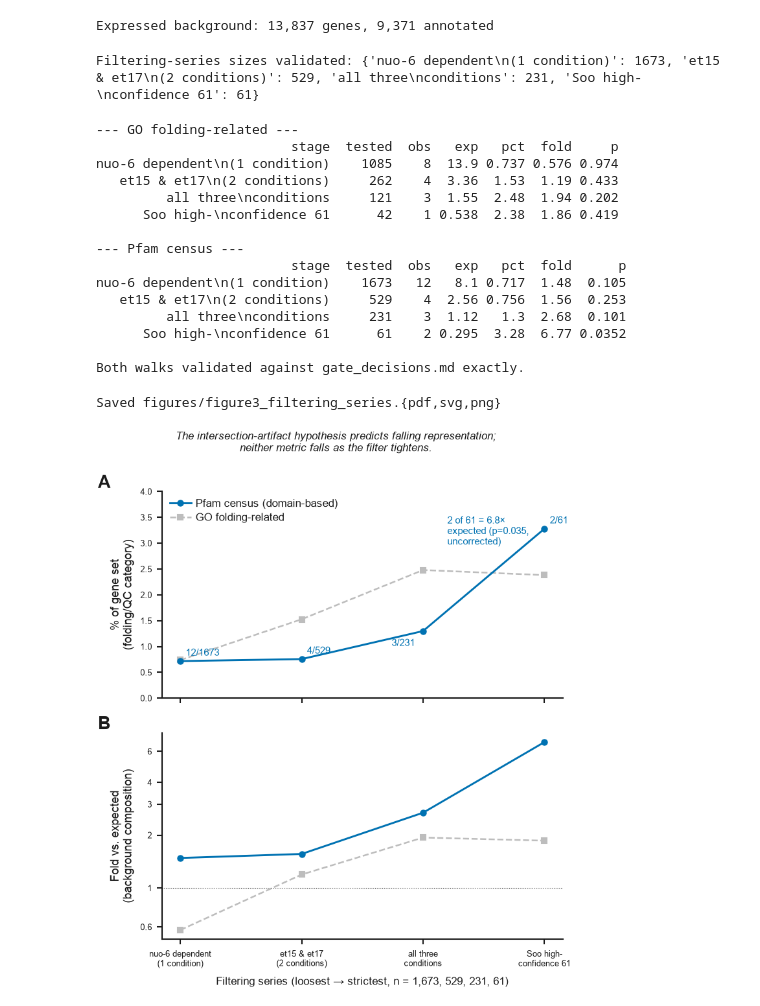
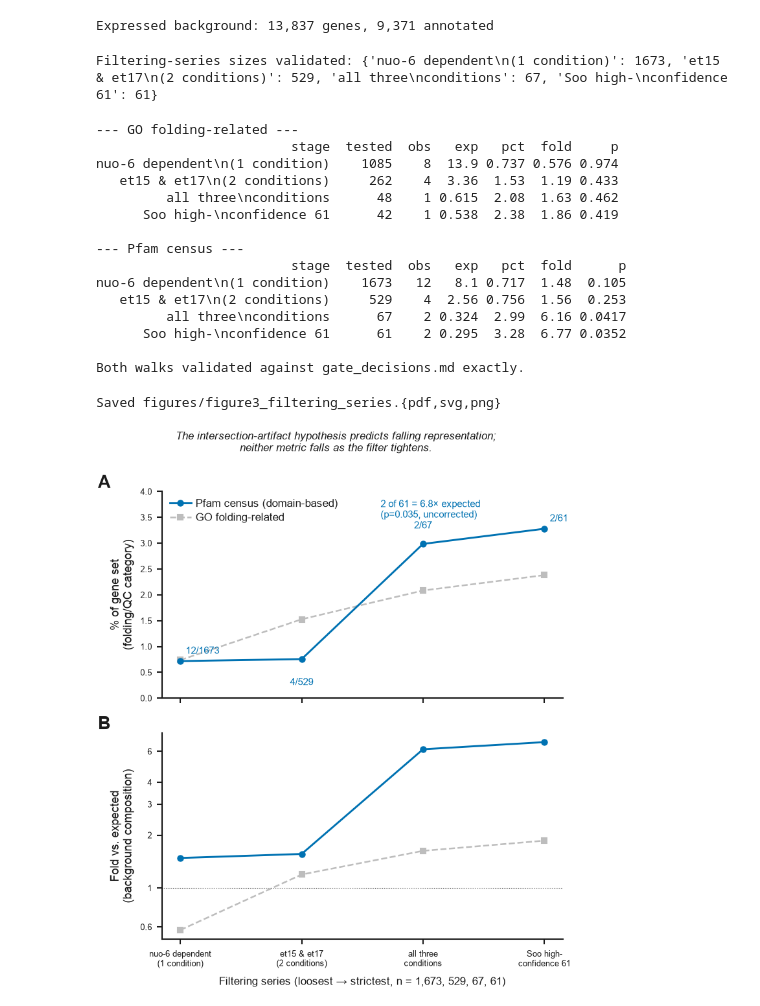
Before and after one commit to Jun4132547/atfs1_project, a Jupyter notebook: scripts/figure_3.ipynb, the cells around one changed output. Saved outputs shown, nothing was run; the diff lists cells and outputs as text; code cells hidden in the pictures.

Commit message:
Fix data mistake and update analysis files

```diff
--- a/scripts/figure_3.ipynb
+++ b/scripts/figure_3.ipynb
@@ -109,10 +109,15 @@ Expressed background: 13,837 genes, 9,371 annotated
 # %%
 # The four gene sets, same nesting logic as analysis_a.ipynb: loosest (one
 # condition) to strictest (Soo's 61, all three conditions plus Soo's own further
-# filtering beyond the plain intersection).
+# filtering beyond the plain intersection). The third condition is spg-7(RNAi)
+# ATFS-1-dependence (Nargund 2012 Table S3), not a third Wu 2018 sheet - see
+# analysis_a.ipynb cell 3 for the source-paper quote this is built from, and
+# gate_decisions.md, "spg-7 is a defining condition of the 61, not an independent
+# comparison."
 ids = pd.read_csv("ref_data/c_elegans.PRJNA13758.WS285.geneIDs.txt.gz", header=None,
                   names=["taxon", "gid", "public_name", "seqname", "status", "biotype"])
 seq_to_gid = {str(s).lower(): g for s, g in zip(ids["seqname"], ids["gid"]) if pd.notna(s)}
+name_to_gid = {str(n).lower(): g for g, n in zip(ids["gid"], ids["public_name"]) if pd.notna(n)}
 
 soo = pd.read_excel("data/raw/ATFS1_targets_Soo.xlsx", sheet_name="Sheet1")
 soo = soo.iloc[0:64].dropna(subset=["Gene name"]).rename(columns={"Gene sequence \nname": "seqname"})
@@ -126,7 +131,36 @@ sheet = lambda name: pd.read_excel(WU, sheet_name=name, header=2)
 up = lambda df: set(df[df["logFC"] > 0]["ens_gene"])
 nuo6_dependent = up(sheet("nuo-6")) - up(sheet("nuo-6;atfs-1"))
 et_both = up(sheet("atfs-1(et15)")) & up(sheet("atfs-1(et17)"))
-three_way = nuo6_dependent & et_both
+
+# Resolution needs the same seqname-then-public-name fallback as analysis_a.ipynb
+# and analysis_c.ipynb: a handful of Table S3 rows carry a gene symbol in the
+# seqname column instead of a real WormBase sequence name, and resolving on
+# seqname alone silently drops those genes rather than raising.
+table_s3 = pd.read_excel(
+    "data/raw/nargund2012_TableS3_spg7_ATFS1dependent.xlsx", sheet_name="Sheet1", header=None)
+table_s3.columns = ["seqname","symbol","function","wt_fold","atfs1_fold","fold_diff","blank","pct_less","na"]
+table_s3["wt_fold_numeric"] = pd.to_numeric(table_s3["wt_fold"], errors="coerce")
+table_s3 = table_s3[table_s3["wt_fold_numeric"].notna()].copy()
+table_s3["seqname"] = table_s3["seqname"].astype(str).str.strip()
+table_s3["symbol"] = table_s3["symbol"].astype(str).str.strip()
+
+def resolve_s3_gid(row):
+    s = str(row["seqname"]).lower()
+    if s in seq_to_gid:
+        return seq_to_gid[s]
+    if s in name_to_gid:
+        return name_to_gid[s]
+    sym = str(row["symbol"]).lower()
+    if sym in name_to_gid:
+        return name_to_gid[sym]
+    if sym in seq_to_gid:
+        return seq_to_gid[sym]
+    return None
+
+table_s3["gid"] = table_s3.apply(resolve_s3_gid, axis=1)
+spg7_dependent = set(table_s3["gid"].dropna())
+
+three_way = nuo6_dependent & et_both & spg7_dependent
 
 GENE_SETS = {
     "nuo-6 dependent\n(1 condition)": nuo6_dependent,
@@ -136,12 +170,12 @@ GENE_SETS = {
 }
 STAGE_LABELS = list(GENE_SETS)
 sizes = [len(GENE_SETS[s]) for s in STAGE_LABELS]
-EXPECTED_SIZES = [1673, 529, 231, 61]
+EXPECTED_SIZES = [1673, 529, 67, 61]
 if sizes != EXPECTED_SIZES:
     raise RuntimeError(f"Filtering-series sizes changed: got {sizes}, expected {EXPECTED_SIZES}.")
 print("Filtering-series sizes validated:", dict(zip(STAGE_LABELS, sizes)))
 # %% [output]
-Filtering-series sizes validated: {'nuo-6 dependent\n(1 condition)': 1673, 'et15 & et17\n(2 conditions)': 529, 'all three\nconditions': 231, 'Soo high-\nconfidence 61': 61}
+Filtering-series sizes validated: {'nuo-6 dependent\n(1 condition)': 1673, 'et15 & et17\n(2 conditions)': 529, 'all three\nconditions': 67, 'Soo high-\nconfidence 61': 61}
 # %%
 # Folding-related GO category (structural: 3 current roots + all descendants, not
 # a hand-picked term list - see analysis_a.ipynb for why that distinction mattered)
@@ -188,8 +222,8 @@ print(go_walk.to_string(index=False, float_format=lambda x: f"{x:.3g}"))
 print("\n--- Pfam census ---")
 print(census_walk.to_string(index=False, float_format=lambda x: f"{x:.3g}"))
 
-EXPECTED_GO_PCT = [0.74, 1.53, 2.48, 2.38]
-EXPECTED_CENSUS_PCT = [0.72, 0.76, 1.30, 3.28]
+EXPECTED_GO_PCT = [0.74, 1.53, 2.08, 2.38]
+EXPECTED_CENSUS_PCT = [0.72, 0.76, 2.99, 3.28]
 for got, exp, label in [(go_walk["pct"].round(2).tolist(), EXPECTED_GO_PCT, "GO"),
                          (census_walk["pct"].round(2).tolist(), EXPECTED_CENSUS_PCT, "census")]:
     if got != exp:
@@ -200,14 +234,14 @@ print("\nBoth walks validated against gate_decisions.md exactly.")
                          stage  tested  obs   exp   pct  fold     p
 nuo-6 dependent\n(1 condition)    1085    8  13.9 0.737 0.576 0.974
    et15 & et17\n(2 conditions)     262    4  3.36  1.53  1.19 0.433
-         all three\nconditions     121    3  1.55  2.48  1.94 0.202
+         all three\nconditions      48    1 0.615  2.08  1.63 0.462
       Soo high-\nconfidence 61      42    1 0.538  2.38  1.86 0.419
 
 --- Pfam census ---
                          stage  tested  obs   exp   pct  fold      p
 nuo-6 dependent\n(1 condition)    1673   12   8.1 0.717  1.48  0.105
    et15 & et17\n(2 conditions)     529    4  2.56 0.756  1.56  0.253
-         all three\nconditions     231    3  1.12   1.3  2.68  0.101
+         all three\nconditions      67    2 0.324  2.99  6.16 0.0417
       Soo high-\nconfidence 61      61    2 0.295  3.28  6.77 0.0352
 
 Both walks validated against gate_decisions.md exactly.
@@ -225,18 +259,26 @@ fig, axes = plt.subplots(2, 1, figsize=(THREEQ_W, THREEQ_W * 1.15), sharex=True)
 ax = axes[0]
 ax.plot(x, census_walk["pct"], "-o", color=BLUE, ms=4, lw=1.4, zorder=3, label="Pfam census (domain-based)")
 ax.plot(x, go_walk["pct"], "--s", color=GREY, ms=3.5, lw=1.2, zorder=2, label="GO folding-related")
-N_LABEL_OFFSETS = {0: (4, 4), 1: (4, 4), 2: (-6, -11), 3: (4, 4)}
-N_LABEL_HA = {0: "left", 1: "left", 2: "right", 3: "left"}
+# Label placement is chosen per point to dodge that point's own connecting
+# line segments, not a fixed corner. Correcting the spg-7(RNAi) omission moved
+# point 2 from 1.30% to 2.99% - much closer to point 3 (3.28%) than before - which
+# put the old upper-right default for point 1 directly on its now-steep outgoing
+# segment, and the old lower-left default for point 2 directly on its now-steep
+# incoming segment. Both caught by inspecting the re-rendered figure, not by
+# anything the code itself flagged.
+N_LABEL_OFFSETS = {0: (4, 4), 1: (0, -14), 2: (0, 10), 3: (4, 4)}
+N_LABEL_HA = {0: "left", 1: "center", 2: "center", 3: "left"}
+N_LABEL_VA = {0: "bottom", 1: "top", 2: "bottom", 3: "bottom"}
 for xi, row in census_walk.iterrows():
-    # Point 2's default upper-right placement sat directly on the steep segment
-    # rising into point 3 - caught by inspecting the rendered figure, not by
-    # anything the code itself flagged. Moved below-left of its marker instead.
     ax.annotate(f"{row['obs']:.0f}/{row['tested']:.0f}", (xi, row["pct"]),
                 textcoords="offset points", xytext=N_LABEL_OFFSETS[xi],
-                ha=N_LABEL_HA[xi], fontsize=7, color=BLUE)
-ax.annotate("2 of 61 = 6.8×\nexpected (p=0.035,\nuncorrected)", (3, census_walk["pct"].iloc[3]),
-            textcoords="offset points", xytext=(-72, -2), fontsize=7, color=BLUE,
-            ha="left", va="center")
+                ha=N_LABEL_HA[xi], va=N_LABEL_VA[xi], fontsize=7, color=BLUE)
+# Placed by data coordinate rather than as a callout on point 3, since the two
+# strictest points now sit close together (2.99%, 3.28%) with little room for a
+# three-line box beside either one without crossing the segment between them.
+# The open space above both, up to the 4.0% axis ceiling, has no such conflict.
+ax.text(1.65, 3.85, "2 of 61 = 6.8× expected\n(p=0.035, uncorrected)",
+        ha="left", va="top", fontsize=7, color=BLUE)
 ax.set_ylabel("% of gene set\n(folding/QC category)", fontsize=8.5)
 ax.set_ylim(0, 4.0)
 panel_label(ax, "A")
@@ -246,31 +288,31 @@ ax2 = axes[1]
 ax2.axhline(1, color=INK, lw=0.5, ls=":", zorder=1)
 ax2.plot(x, census_walk["fold"], "-o", color=BLUE, ms=4, lw=1.4, zorder=3)
 ax2.plot(x, go_walk["fold"], "--s", color=GREY, ms=3.5, lw=1.2, zorder=2)
 ax2.set_yscale("log")
 # Plain numbers on the log axis. Matplotlib's default renders these as "6 x 10^0",
 # "4 x 10^0" and so on, which is correct but not how a fold-change axis is written.
 ax2.set_yticks([0.6, 1, 2, 3, 4, 6])
 ax2.set_yticklabels(["0.6", "1", "2", "3", "4", "6"])
 ax2.minorticks_off()
 ax2.set_ylabel("Fold vs. expected\n(background composition)", fontsize=8.5)
 ax2.set_xticks(x)
 ax2.set_xticklabels(STAGE_LABELS, fontsize=8)
 for label, tested in zip(ax2.get_xticklabels(), census_walk["tested"]):
     pass
 ax2.set_xlabel("Filtering series (loosest → strictest, n = " +
                ", ".join(f"{int(t):,}" for t in census_walk["tested"]) + ")", fontsize=8, labelpad=6)
 panel_label(ax2, "B")
 
 for a in axes:
     a.tick_params(labelsize=6)
     for spine in ("top", "right"):
         a.spines[spine].set_visible(False)
 
 fig.text(0.5, 0.995, "The intersection-artifact hypothesis predicts falling representation;\nneither metric falls as the filter tightens.",
           ha="center", va="top", fontsize=8, color=INK, style="italic")
 fig.tight_layout(rect=[0, 0, 1, 0.94])
 save(fig, "figure3_filtering_series")
 plt.show()
 # %% [output]
 Saved figures/figure3_filtering_series.{pdf,svg,png}
-[figure, old version]
+[figure, new version]
```
Also changed, not shown: parts of 1 cell of this notebook, 36 other files.
